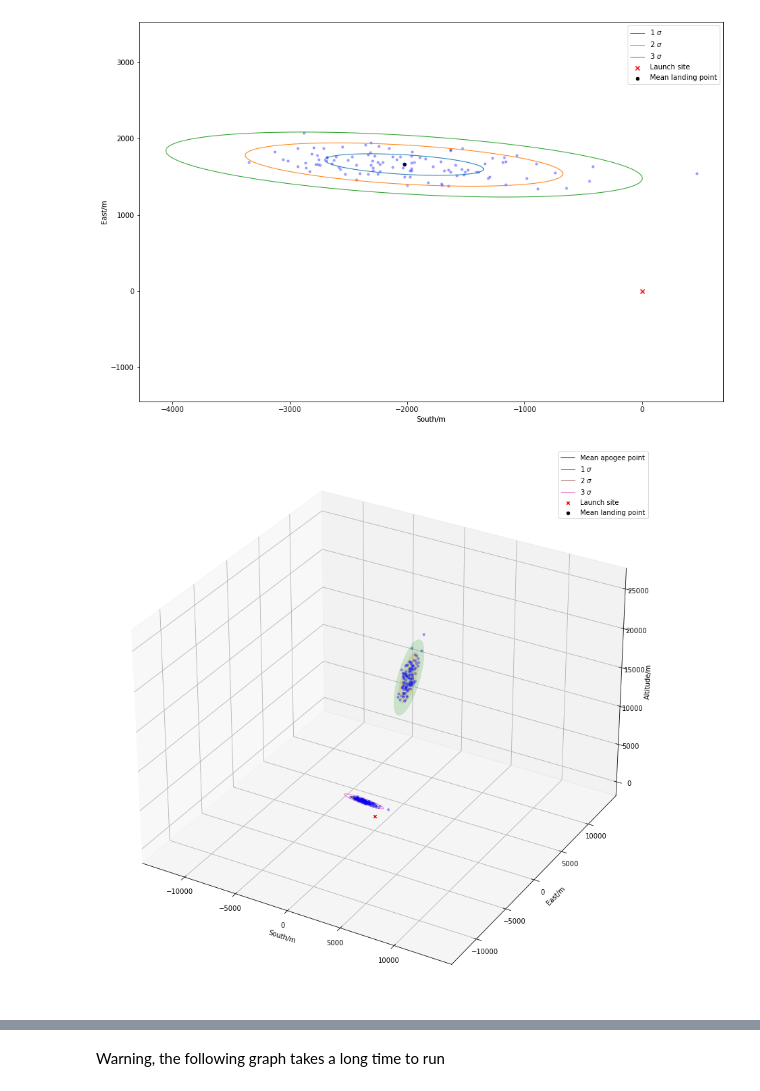
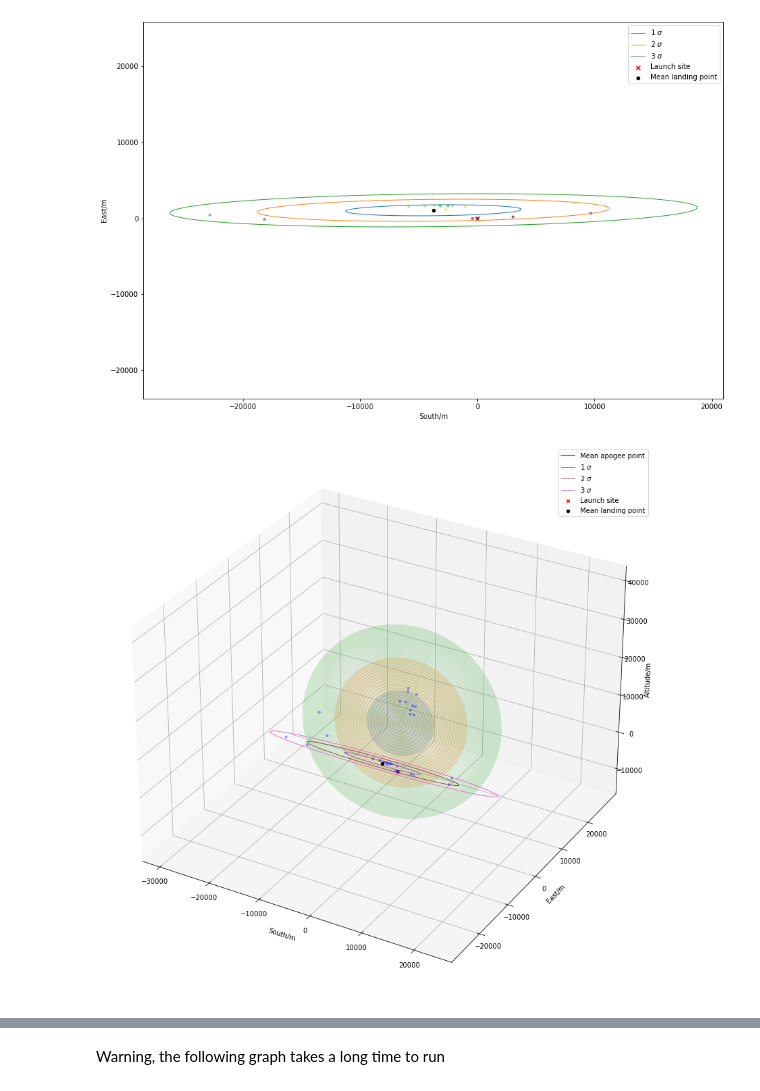
Before and after one commit to cuspaceflight/CamPyRoS, a Jupyter notebook: Stats Model Analysis Example.ipynb, the cells around one changed output, grey strips where cells are left out. Cells and saved outputs as stored; diff of their text form; code cells hidden in the pictures.

Commit message:
Changed how some stats are done and fixed the rail angle

```diff
--- a/Stats Model Analysis Example.ipynb
+++ b/Stats Model Analysis Example.ipynb
@@ -5,20 +5,20 @@ import trajectory.plot as plt
 import matplotlib.pyplot as pyplot
 pyplot.rcParams["figure.figsize"] = (15,10)
 # %%
-save_loc = "results/stats_example"
-max_itts = 105
+save_loc = "results/stats_example_massive_launch"
+max_itts = 16
 
 l_mu,l_cov,ap_mu,ap_cov,ap_dat,l_dat,x,y,z,t=stats.analyse(save_loc,max_itts)
 # %%
-plt.stats_landing(l_mu,l_cov,data=l_dat)
+plt.stats_landing(l_mu,l_cov,data=l_dat,apogee=ap_dat)
 # %% [output]
-[figure, old version]
+[figure, new version]
 # %%
 pyplot.rcParams["figure.figsize"] = (15,15)
 plt.stats_apogee(ap_mu,ap_cov,apogee=ap_dat,
                  landing_mu=l_mu,landing_cov=l_cov,landing=l_dat)
 # %% [output]
-[figure, old version]
+[figure, new version]
 # %%
 plt.stats_trajectories(x,y,z)
 # %% [output]
```
Also changed, not shown: parts of 3 cells of this notebook, 5 other files.
